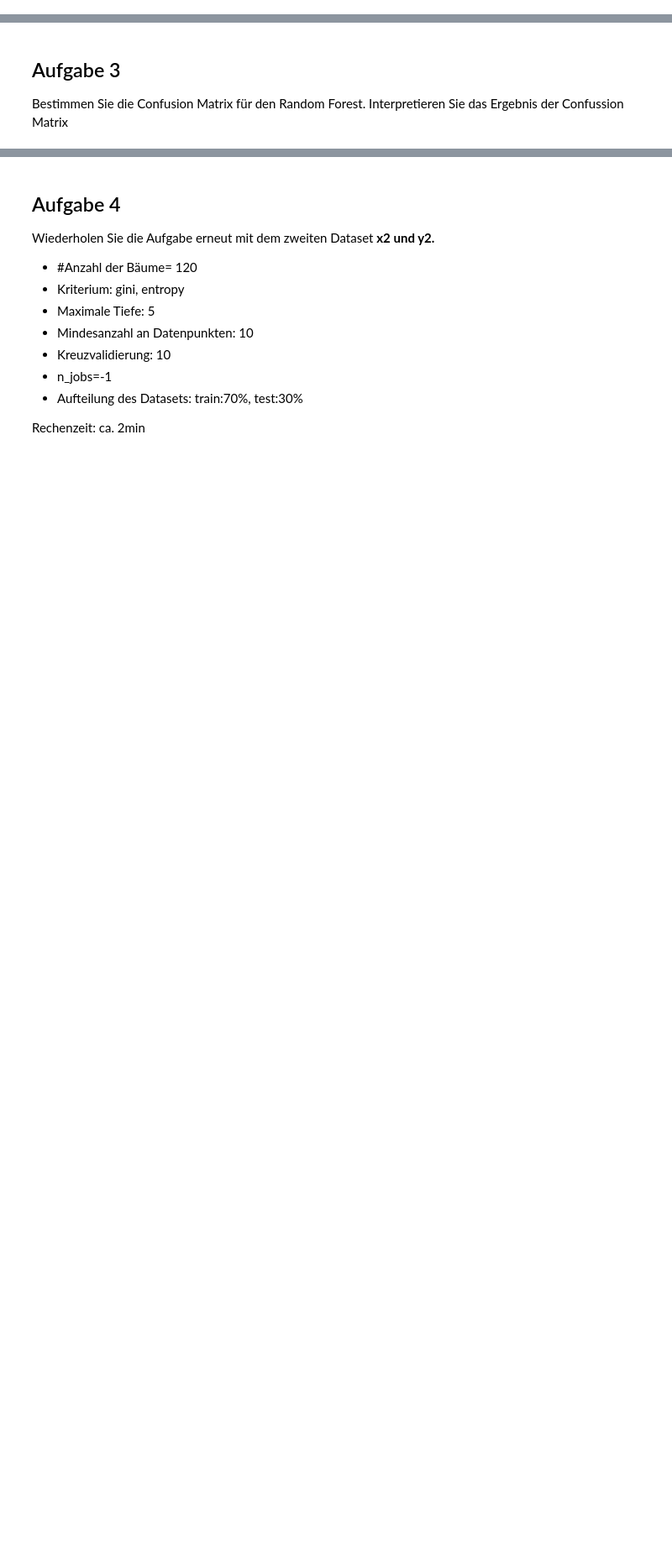
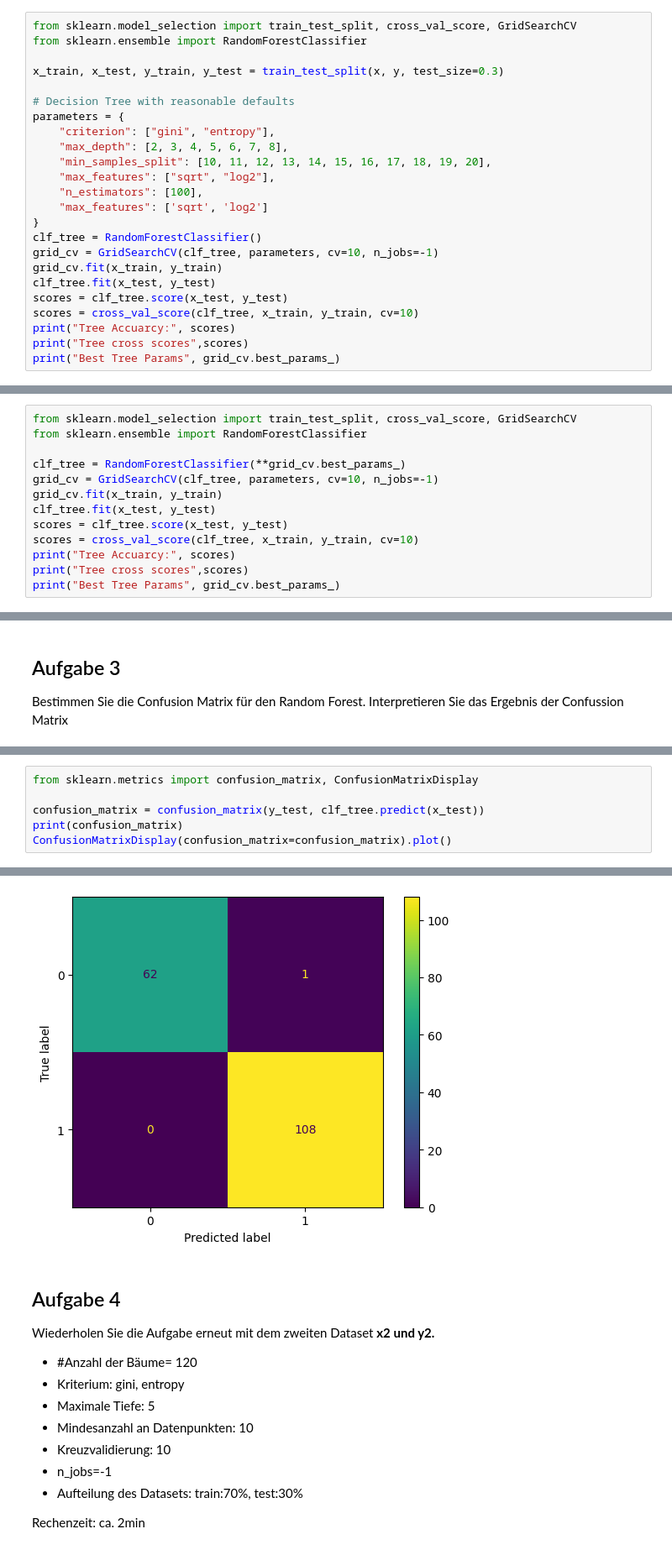
Before and after one commit to fshrmnsfrnd/KISchule, a Jupyter notebook: RandomForest/02 Random Forest.ipynb, the cells around one changed output, grey strips where cells are left out. Shown: that part at 84% size. Drawn from its saved outputs; the diff is of its cells as text; blank space fills up the shorter version.

```diff
--- a/RandomForest/02 Random Forest.ipynb
+++ b/RandomForest/02 Random Forest.ipynb
@@ -43,0 +39,24 @@ Rechenzeit: ca. 50s
+# %%
+from sklearn.model_selection import train_test_split, cross_val_score, GridSearchCV
+from sklearn.ensemble import RandomForestClassifier
+
+x_train, x_test, y_train, y_test = train_test_split(x, y, test_size=0.3)
+
+# Decision Tree with reasonable defaults
+parameters = {
+    "criterion": ["gini", "entropy"],
+    "max_depth": [2, 3, 4, 5, 6, 7, 8],
+    "min_samples_split": [10, 11, 12, 13, 14, 15, 16, 17, 18, 19, 20],
+    "max_features": ["sqrt", "log2"],
+    "n_estimators": [100],
+    "max_features": ['sqrt', 'log2']
+}
+clf_tree = RandomForestClassifier()
+grid_cv = GridSearchCV(clf_tree, parameters, cv=10, n_jobs=-1)
+grid_cv.fit(x_train, y_train)
+clf_tree.fit(x_test, y_test)
+scores = clf_tree.score(x_test, y_test)
+scores = cross_val_score(clf_tree, x_train, y_train, cv=10)
+print("Tree Accuarcy:", scores)
+print("Tree cross scores",scores)
+print("Best Tree Params", grid_cv.best_params_)
@@ -49,0 +72,13 @@ Accuracy: 0.9707602339181286
+# %%
+from sklearn.model_selection import train_test_split, cross_val_score, GridSearchCV
+from sklearn.ensemble import RandomForestClassifier
+
+clf_tree = RandomForestClassifier(**grid_cv.best_params_)
+grid_cv = GridSearchCV(clf_tree, parameters, cv=10, n_jobs=-1)
+grid_cv.fit(x_train, y_train)
+clf_tree.fit(x_test, y_test)
+scores = clf_tree.score(x_test, y_test)
+scores = cross_val_score(clf_tree, x_train, y_train, cv=10)
+print("Tree Accuarcy:", scores)
+print("Tree cross scores",scores)
+print("Best Tree Params", grid_cv.best_params_)
@@ -56,0 +94,7 @@ Bestimmen Sie die Confusion Matrix für den Random Forest. Interpretieren Sie da
+# %%
+from sklearn.metrics import confusion_matrix, ConfusionMatrixDisplay
+
+confusion_matrix = confusion_matrix(y_test, clf_tree.predict(x_test))
+print(confusion_matrix)
+ConfusionMatrixDisplay(confusion_matrix=confusion_matrix).plot()
+# %% [output]
@@ -57,3 +104,4 @@ Bestimmen Sie die Confusion Matrix für den Random Forest. Interpretieren Sie da
+[figure, added]
 # %% [markdown]
 ## Aufgabe 4
 Wiederholen Sie die Aufgabe erneut mit dem zweiten Dataset <b>x2 und y2.</b>
```
Also changed, not shown: parts of 12 cells of this notebook, 3 other files.
